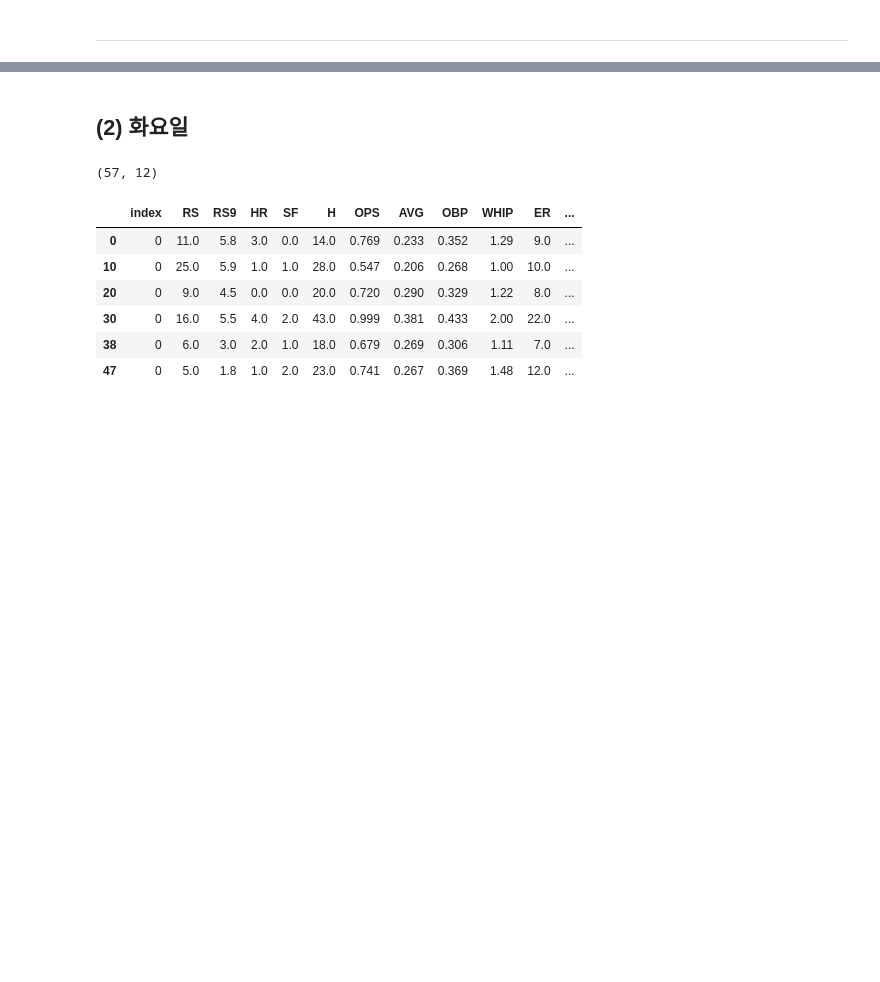
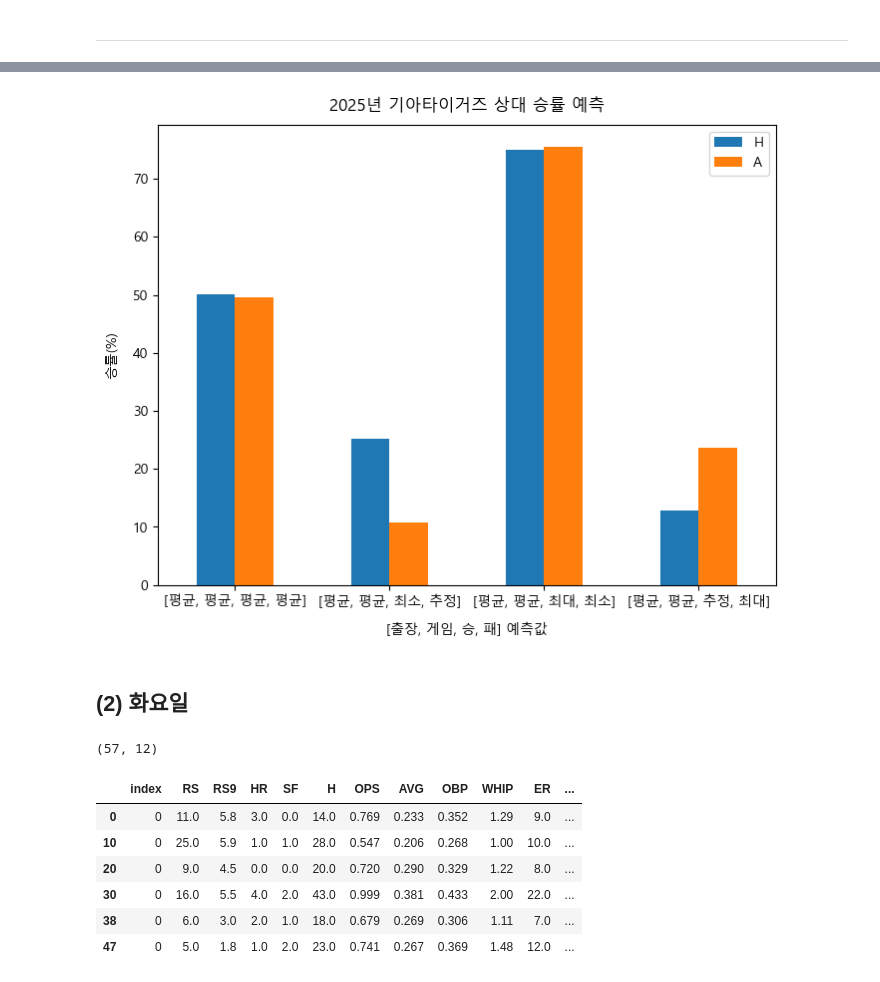
Before and after one commit to IAMKIMEUNSEO/predict2025_kbo_lgtwins_winning_rate, a Jupyter notebook: lgtwins.ipynb, the cells around one changed output, grey strips where cells are left out. Cells and saved outputs as stored; diff of their text form; code cells hidden in the pictures; blank space fills up the shorter version.

Commit message:
2025년 기아타이거즈 상대 승률 예측 그래프 만들기 성공

```diff
--- a/lgtwins.ipynb
+++ b/lgtwins.ipynb
@@ -994,0 +938,10 @@ print(f"2013년 승률 예측: {predicted_kiaH:.2f}")
+# %%
+data = {
+    'H':pred_kiaH_list,
+    'A': pred_kiaA_list
+}
+columns = ['H', 'A']
+index = ['[평균, 평균, 평균, 평균]', '[평균, 평균, 최소, 추정]', '[평균, 평균, 최대, 최소]', ['평균, 평균, 추정, 최대']]
+
+df_kia_HW_winning_rate = pd.DataFrame(data, columns=columns, index=index)
+df_kia_HW_winning_rate
@@ -995,3 +954,12 @@ print(f"2013년 승률 예측: {predicted_kiaH:.2f}")
+# %%
+ax = df_kia_HW_winning_rate.plot(kind='bar', figsize=(8, 6))
+ax.tick_params(axis='x', rotation=0)
+ax.set_title("2025년 기아타이거즈 상대 승률 예측", pad=10)
+ax.set_xlabel('[출장, 게임, 승, 패] 예측값', labelpad=10)
+ax.set_ylabel('승률(%)', labelpad=10)
+plt.show()
+# %% [output]
+[figure, added]
 # %% [markdown]
 ## (2) 화요일
 # %%
```
Also changed, not shown: parts of 16 cells of this notebook.
